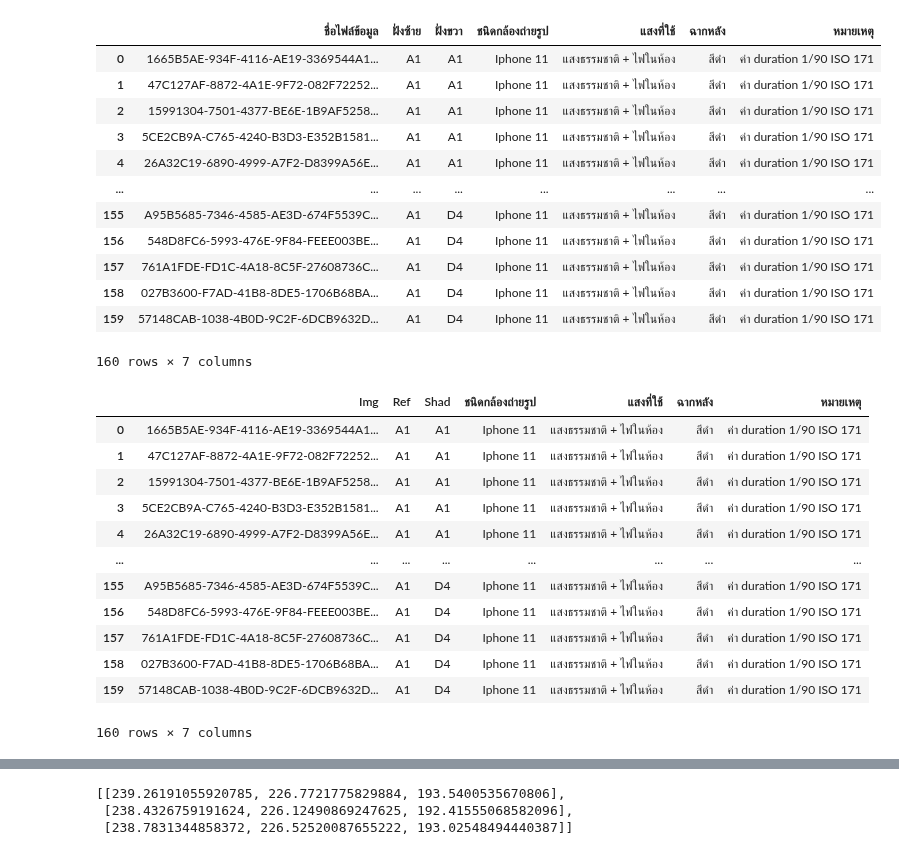
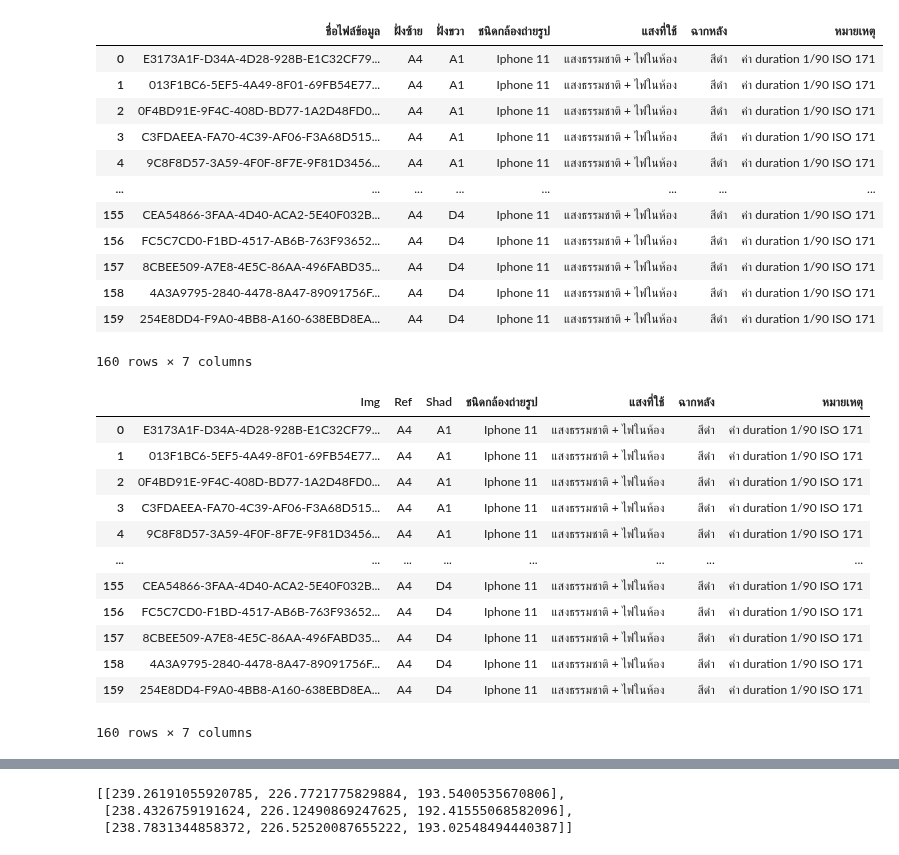
Before and after one commit to waraporn19/Project_2021_matchingcolor, a Jupyter notebook: newA1.ipynb, the cells around one changed output, grey strips where cells are left out. Drawn from its saved outputs; the diff is of its cells as text; code cells hidden in the pictures.

```diff
--- a/newA1.ipynb
+++ b/newA1.ipynb
@@ -66,21 +60,21 @@ import matplotlib
 # %%
 AA = os.path.join(path,'AA1.xlsx')
 # %%
-A1_set1= pd.read_excel(AA, sheet_name='A1Set1')
+A1_set1= pd.read_excel(AA, sheet_name='A4Set1')
 A1_set1
 # %% [output]
 |  | ชื่อไฟล์ข้อมูล | ฝั่งซ้าย | ฝั่งขวา | ชนิดกล้องถ่ายรูป | แสงที่ใช้ | ฉากหลัง | หมายเหตุ |
-| 0 | 1665B5AE-934F-4116-AE19-3369544A1... | A1 | A1 | Iphone 11 | แสงธรรมชาติ + ไฟในห้อง | สีดำ | ค่า duration 1/90 ISO 171 |
-| 1 | 47C127AF-8872-4A1E-9F72-082F72252... | A1 | A1 | Iphone 11 | แสงธรรมชาติ + ไฟในห้อง | สีดำ | ค่า duration 1/90 ISO 171 |
-| 2 | 15991304-7501-4377-BE6E-1B9AF5258... | A1 | A1 | Iphone 11 | แสงธรรมชาติ + ไฟในห้อง | สีดำ | ค่า duration 1/90 ISO 171 |
-| 3 | 5CE2CB9A-C765-4240-B3D3-E352B1581... | A1 | A1 | Iphone 11 | แสงธรรมชาติ + ไฟในห้อง | สีดำ | ค่า duration 1/90 ISO 171 |
-| 4 | 26A32C19-6890-4999-A7F2-D8399A56E... | A1 | A1 | Iphone 11 | แสงธรรมชาติ + ไฟในห้อง | สีดำ | ค่า duration 1/90 ISO 171 |
+| 0 | E3173A1F-D34A-4D28-928B-E1C32CF79... | A4 | A1 | Iphone 11 | แสงธรรมชาติ + ไฟในห้อง | สีดำ | ค่า duration 1/90 ISO 171 |
+| 1 | 013F1BC6-5EF5-4A49-8F01-69FB54E77... | A4 | A1 | Iphone 11 | แสงธรรมชาติ + ไฟในห้อง | สีดำ | ค่า duration 1/90 ISO 171 |
+| 2 | 0F4BD91E-9F4C-408D-BD77-1A2D48FD0... | A4 | A1 | Iphone 11 | แสงธรรมชาติ + ไฟในห้อง | สีดำ | ค่า duration 1/90 ISO 171 |
+| 3 | C3FDAEEA-FA70-4C39-AF06-F3A68D515... | A4 | A1 | Iphone 11 | แสงธรรมชาติ + ไฟในห้อง | สีดำ | ค่า duration 1/90 ISO 171 |
+| 4 | 9C8F8D57-3A59-4F0F-8F7E-9F81D3456... | A4 | A1 | Iphone 11 | แสงธรรมชาติ + ไฟในห้อง | สีดำ | ค่า duration 1/90 ISO 171 |
 | ... | ... | ... | ... | ... | ... | ... | ... |
-| 155 | A95B5685-7346-4585-AE3D-674F5539C... | A1 | D4 | Iphone 11 | แสงธรรมชาติ + ไฟในห้อง | สีดำ | ค่า duration 1/90 ISO 171 |
-| 156 | 548D8FC6-5993-476E-9F84-FEEE003BE... | A1 | D4 | Iphone 11 | แสงธรรมชาติ + ไฟในห้อง | สีดำ | ค่า duration 1/90 ISO 171 |
-| 157 | 761A1FDE-FD1C-4A18-8C5F-27608736C... | A1 | D4 | Iphone 11 | แสงธรรมชาติ + ไฟในห้อง | สีดำ | ค่า duration 1/90 ISO 171 |
-| 158 | 027B3600-F7AD-41B8-8DE5-1706B68BA... | A1 | D4 | Iphone 11 | แสงธรรมชาติ + ไฟในห้อง | สีดำ | ค่า duration 1/90 ISO 171 |
-| 159 | 57148CAB-1038-4B0D-9C2F-6DCB9632D... | A1 | D4 | Iphone 11 | แสงธรรมชาติ + ไฟในห้อง | สีดำ | ค่า duration 1/90 ISO 171 |
+| 155 | CEA54866-3FAA-4D40-ACA2-5E40F032B... | A4 | D4 | Iphone 11 | แสงธรรมชาติ + ไฟในห้อง | สีดำ | ค่า duration 1/90 ISO 171 |
+| 156 | FC5C7CD0-F1BD-4517-AB6B-763F93652... | A4 | D4 | Iphone 11 | แสงธรรมชาติ + ไฟในห้อง | สีดำ | ค่า duration 1/90 ISO 171 |
+| 157 | 8CBEE509-A7E8-4E5C-86AA-496FABD35... | A4 | D4 | Iphone 11 | แสงธรรมชาติ + ไฟในห้อง | สีดำ | ค่า duration 1/90 ISO 171 |
+| 158 | 4A3A9795-2840-4478-8A47-89091756F... | A4 | D4 | Iphone 11 | แสงธรรมชาติ + ไฟในห้อง | สีดำ | ค่า duration 1/90 ISO 171 |
+| 159 | 254E8DD4-F9A0-4BB8-A160-638EBD8EA... | A4 | D4 | Iphone 11 | แสงธรรมชาติ + ไฟในห้อง | สีดำ | ค่า duration 1/90 ISO 171 |
 160 rows × 7 columns
 # %%
 A1_set1.rename(columns={"ฝั่งซ้าย": "Ref"},inplace=True)
@@ -92,17 +86,17 @@ A1_set1.rename(columns={"ชื่อไฟล์ข้อมูล":"Img"},inpl
 A1_set1
 # %% [output]
 |  | Img | Ref | Shad | ชนิดกล้องถ่ายรูป | แสงที่ใช้ | ฉากหลัง | หมายเหตุ |
-| 0 | 1665B5AE-934F-4116-AE19-3369544A1... | A1 | A1 | Iphone 11 | แสงธรรมชาติ + ไฟในห้อง | สีดำ | ค่า duration 1/90 ISO 171 |
-| 1 | 47C127AF-8872-4A1E-9F72-082F72252... | A1 | A1 | Iphone 11 | แสงธรรมชาติ + ไฟในห้อง | สีดำ | ค่า duration 1/90 ISO 171 |
-| 2 | 15991304-7501-4377-BE6E-1B9AF5258... | A1 | A1 | Iphone 11 | แสงธรรมชาติ + ไฟในห้อง | สีดำ | ค่า duration 1/90 ISO 171 |
-| 3 | 5CE2CB9A-C765-4240-B3D3-E352B1581... | A1 | A1 | Iphone 11 | แสงธรรมชาติ + ไฟในห้อง | สีดำ | ค่า duration 1/90 ISO 171 |
-| 4 | 26A32C19-6890-4999-A7F2-D8399A56E... | A1 | A1 | Iphone 11 | แสงธรรมชาติ + ไฟในห้อง | สีดำ | ค่า duration 1/90 ISO 171 |
+| 0 | E3173A1F-D34A-4D28-928B-E1C32CF79... | A4 | A1 | Iphone 11 | แสงธรรมชาติ + ไฟในห้อง | สีดำ | ค่า duration 1/90 ISO 171 |
+| 1 | 013F1BC6-5EF5-4A49-8F01-69FB54E77... | A4 | A1 | Iphone 11 | แสงธรรมชาติ + ไฟในห้อง | สีดำ | ค่า duration 1/90 ISO 171 |
+| 2 | 0F4BD91E-9F4C-408D-BD77-1A2D48FD0... | A4 | A1 | Iphone 11 | แสงธรรมชาติ + ไฟในห้อง | สีดำ | ค่า duration 1/90 ISO 171 |
+| 3 | C3FDAEEA-FA70-4C39-AF06-F3A68D515... | A4 | A1 | Iphone 11 | แสงธรรมชาติ + ไฟในห้อง | สีดำ | ค่า duration 1/90 ISO 171 |
+| 4 | 9C8F8D57-3A59-4F0F-8F7E-9F81D3456... | A4 | A1 | Iphone 11 | แสงธรรมชาติ + ไฟในห้อง | สีดำ | ค่า duration 1/90 ISO 171 |
 | ... | ... | ... | ... | ... | ... | ... | ... |
-| 155 | A95B5685-7346-4585-AE3D-674F5539C... | A1 | D4 | Iphone 11 | แสงธรรมชาติ + ไฟในห้อง | สีดำ | ค่า duration 1/90 ISO 171 |
-| 156 | 548D8FC6-5993-476E-9F84-FEEE003BE... | A1 | D4 | Iphone 11 | แสงธรรมชาติ + ไฟในห้อง | สีดำ | ค่า duration 1/90 ISO 171 |
-| 157 | 761A1FDE-FD1C-4A18-8C5F-27608736C... | A1 | D4 | Iphone 11 | แสงธรรมชาติ + ไฟในห้อง | สีดำ | ค่า duration 1/90 ISO 171 |
-| 158 | 027B3600-F7AD-41B8-8DE5-1706B68BA... | A1 | D4 | Iphone 11 | แสงธรรมชาติ + ไฟในห้อง | สีดำ | ค่า duration 1/90 ISO 171 |
-| 159 | 57148CAB-1038-4B0D-9C2F-6DCB9632D... | A1 | D4 | Iphone 11 | แสงธรรมชาติ + ไฟในห้อง | สีดำ | ค่า duration 1/90 ISO 171 |
+| 155 | CEA54866-3FAA-4D40-ACA2-5E40F032B... | A4 | D4 | Iphone 11 | แสงธรรมชาติ + ไฟในห้อง | สีดำ | ค่า duration 1/90 ISO 171 |
+| 156 | FC5C7CD0-F1BD-4517-AB6B-763F93652... | A4 | D4 | Iphone 11 | แสงธรรมชาติ + ไฟในห้อง | สีดำ | ค่า duration 1/90 ISO 171 |
+| 157 | 8CBEE509-A7E8-4E5C-86AA-496FABD35... | A4 | D4 | Iphone 11 | แสงธรรมชาติ + ไฟในห้อง | สีดำ | ค่า duration 1/90 ISO 171 |
+| 158 | 4A3A9795-2840-4478-8A47-89091756F... | A4 | D4 | Iphone 11 | แสงธรรมชาติ + ไฟในห้อง | สีดำ | ค่า duration 1/90 ISO 171 |
+| 159 | 254E8DD4-F9A0-4BB8-A160-638EBD8EA... | A4 | D4 | Iphone 11 | แสงธรรมชาติ + ไฟในห้อง | สีดำ | ค่า duration 1/90 ISO 171 |
 160 rows × 7 columns
 # %%
 #A1_set1 = A1_set1.drop([0])
```
Also changed, not shown: parts of 27 cells of this notebook.
